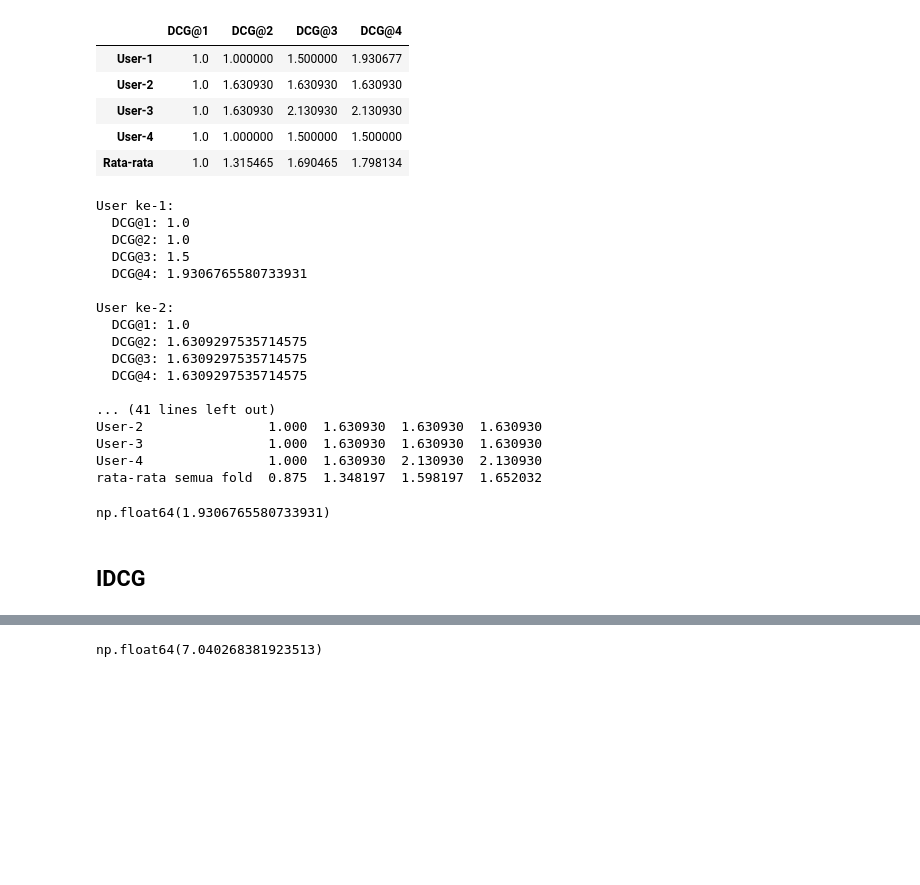
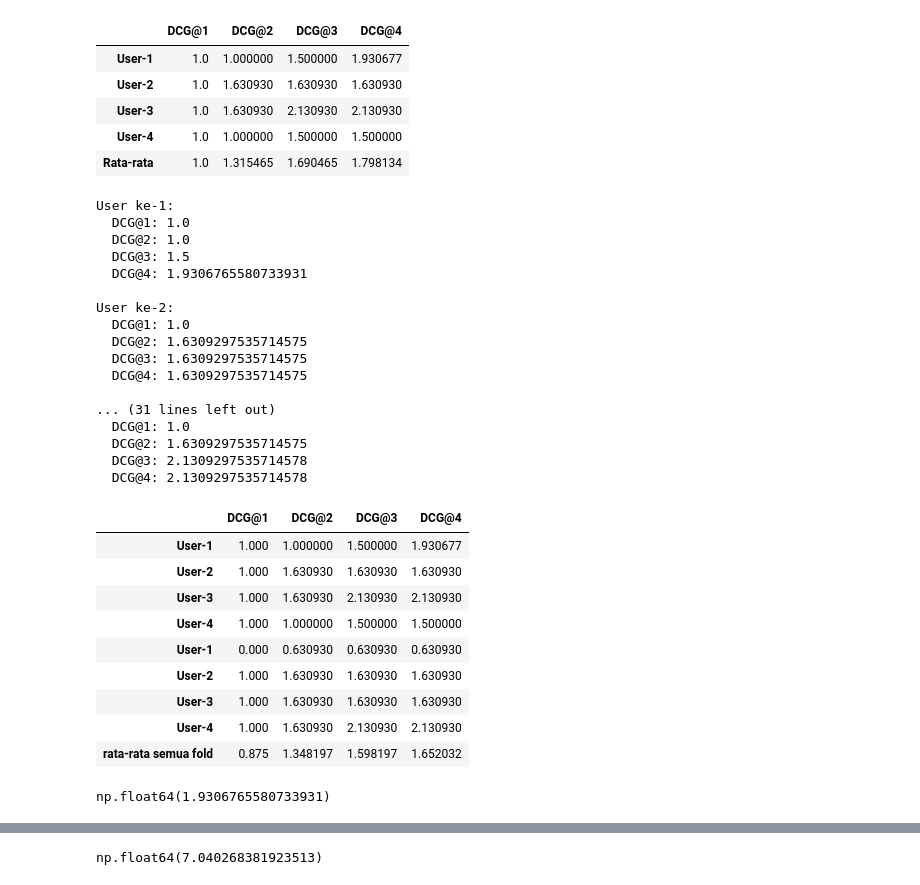
Before and after one commit to alfiiinur/setBasedImplentasi, a Jupyter notebook: evaluasi/NDCG.ipynb, the cells around one changed output, grey strips where cells are left out. Cells and saved outputs as stored; diff of their text form; code cells hidden in the pictures; blank space fills up the shorter version.

```diff
--- a/evaluasi/NDCG.ipynb
+++ b/evaluasi/NDCG.ipynb
@@ -218,43 +221,51 @@ User ke-2:
 # %%
 dfFold1 = dcgN2(groundTruthFold1, TopNrekFold1, 4)
 dfFold2 =  dcgN2(groundTruthFold2, TopNrekFold2, 4)
 
 # hapus baris rata-rata
 dfCleanRata1 = dfFold1.drop('Rata-rata')
 dfCleanRata2 = dfFold2.drop('Rata-rata')
 
 # gabungkan semua user dari semua fold
 
 df_all = pd.concat([dfCleanRata1, dfCleanRata2])
 
 # hitung rata-rata seluruh fold
 rata2fold = df_all.mean().to_frame().T
 rata2fold.index = ["rata-rata semua fold"]
 
 dfFinalFold = pd.concat([df_all, rata2fold])
-print(f"final fold {dfFinalFold}")
+dfFinalFold
 # %% [output]
 User ke-1:
   DCG@1: 1.0
   DCG@2: 1.0
   DCG@3: 1.5
   DCG@4: 1.9306765580733931
 
 User ke-2:
   DCG@1: 1.0
   DCG@2: 1.6309297535714575
   DCG@3: 1.6309297535714575
   DCG@4: 1.6309297535714575
 
-... (41 lines left out)
-User-2                1.000  1.630930  1.630930  1.630930
-User-3                1.000  1.630930  1.630930  1.630930
-User-4                1.000  1.630930  2.130930  2.130930
-rata-rata semua fold  0.875  1.348197  1.598197  1.652032
+... (31 lines left out)
+  DCG@1: 1.0
+  DCG@2: 1.6309297535714575
+  DCG@3: 2.1309297535714578
+  DCG@4: 2.1309297535714578
+|  | DCG@1 | DCG@2 | DCG@3 | DCG@4 |
+| User-1 | 1.000 | 1.000000 | 1.500000 | 1.930677 |
+| User-2 | 1.000 | 1.630930 | 1.630930 | 1.630930 |
+| User-3 | 1.000 | 1.630930 | 2.130930 | 2.130930 |
+| User-4 | 1.000 | 1.000000 | 1.500000 | 1.500000 |
+| User-1 | 0.000 | 0.630930 | 0.630930 | 0.630930 |
+| User-2 | 1.000 | 1.630930 | 1.630930 | 1.630930 |
+| User-3 | 1.000 | 1.630930 | 1.630930 | 1.630930 |
+| User-4 | 1.000 | 1.630930 | 2.130930 | 2.130930 |
+| rata-rata semua fold | 0.875 | 1.348197 | 1.598197 | 1.652032 |
 # %%
 calDCG = EvaluasiDCG(groundTruth1, TopNrek1, 5)
 calDCG
 # %% [output]
 np.float64(1.9306765580733931)
-# %% [markdown]
-## IDCG
```
Also changed, not shown: parts of 8 cells of this notebook, 6 other files.
